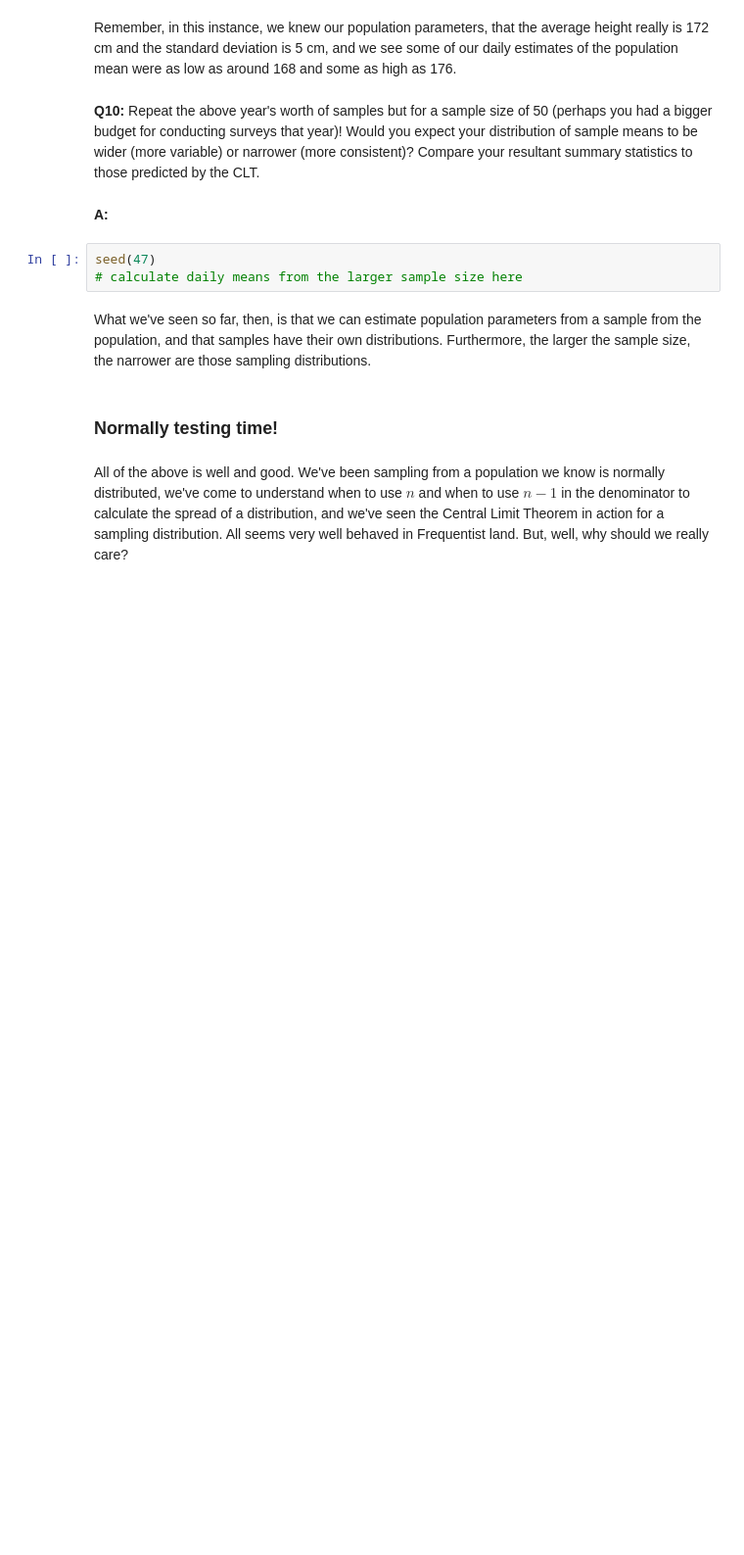
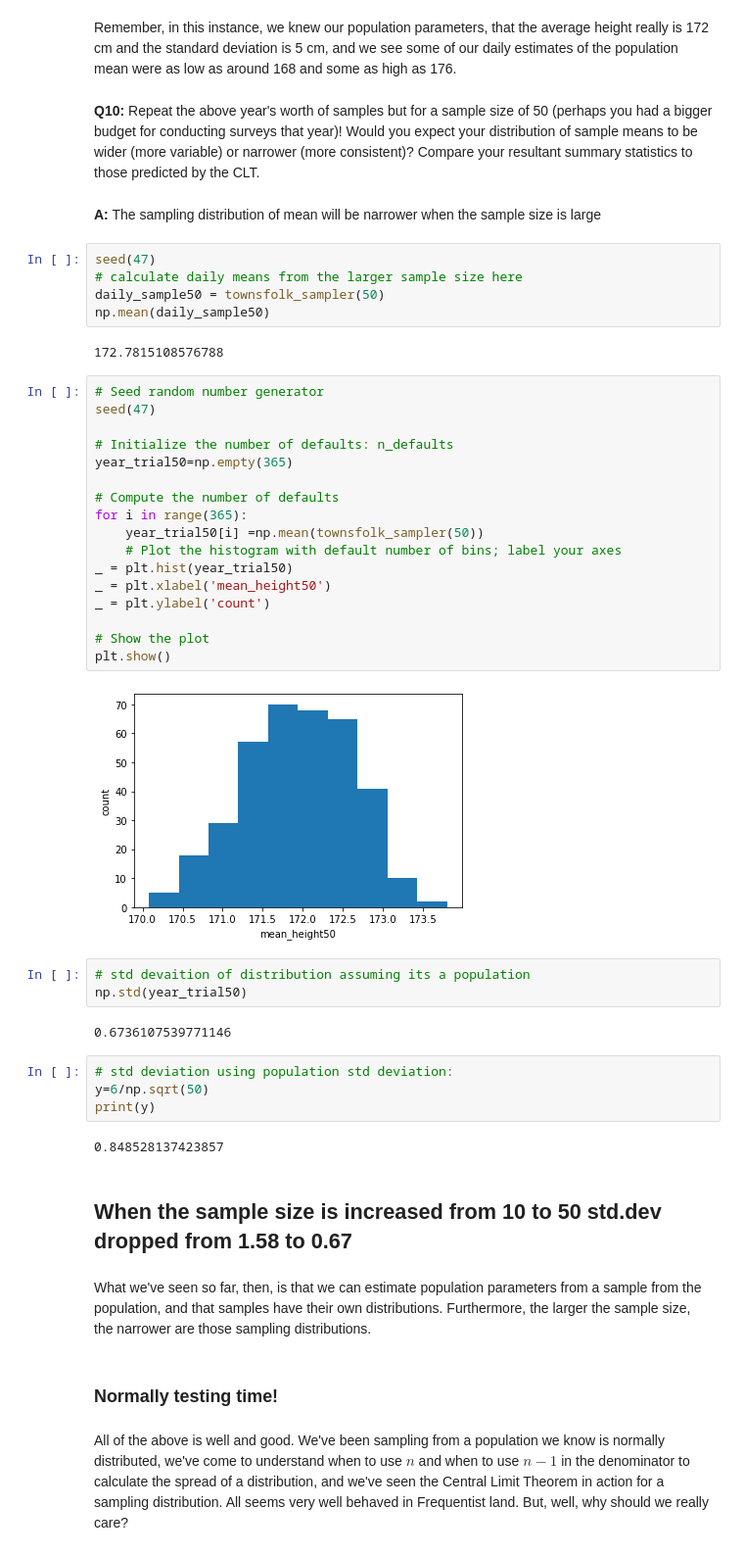
Before and after one commit to vishrast/Frequentist-Inference, a Jupyter notebook: Frequentist Inference Case Study - Part A .ipynb, the cells around one changed output. Shown at 98% size. Cells and saved outputs as stored; diff of their text form; blank space fills up the shorter version.

```diff
--- a/Frequentist Inference Case Study - Part A .ipynb
+++ b/Frequentist Inference Case Study - Part A .ipynb
@@ -242,11 +299,47 @@ __A:__
 Remember, in this instance, we knew our population parameters, that the average height really is 172 cm and the standard deviation is 5 cm, and we see some of our daily estimates of the population mean were as low as around 168 and some as high as 176.
 # %% [markdown]
 __Q10:__ Repeat the above year's worth of samples but for a sample size of 50 (perhaps you had a bigger budget for conducting surveys that year)! Would you expect your distribution of sample means to be wider (more variable) or narrower (more consistent)? Compare your resultant summary statistics to those predicted by the CLT.
-# %% [markdown]
-__A:__
+# %% [markdown]
+__A:__ The sampling distribution of mean will be narrower when the sample size is large
 # %%
 seed(47)
 # calculate daily means from the larger sample size here
+daily_sample50 = townsfolk_sampler(50)
+np.mean(daily_sample50)
+# %% [output]
+172.7815108576788
+# %%
+# Seed random number generator
+seed(47)
+
+# Initialize the number of defaults: n_defaults
+year_trial50=np.empty(365)
+
+# Compute the number of defaults
+for i in range(365):
+    year_trial50[i] =np.mean(townsfolk_sampler(50))
+    # Plot the histogram with default number of bins; label your axes
+_ = plt.hist(year_trial50)
+_ = plt.xlabel('mean_height50')
+_ = plt.ylabel('count')
+
+# Show the plot
+plt.show()
+# %% [output]
+[figure, added]
+# %%
+# std devaition of distribution assuming its a population
+np.std(year_trial50)
+# %% [output]
+0.6736107539771146
+# %%
+# std deviation using population std deviation:
+y=6/np.sqrt(50)
+print(y)
+# %% [output]
+0.848528137423857
+# %% [markdown]
+## When the sample size is increased from 10 to 50 std.dev dropped from 1.58 to 0.67
 # %% [markdown]
 What we've seen so far, then, is that we can estimate population parameters from a sample from the population, and that samples have their own distributions. Furthermore, the larger the sample size, the narrower are those sampling distributions.
 # %% [markdown]
```
Also changed, not shown: parts of 30 cells of this notebook.
